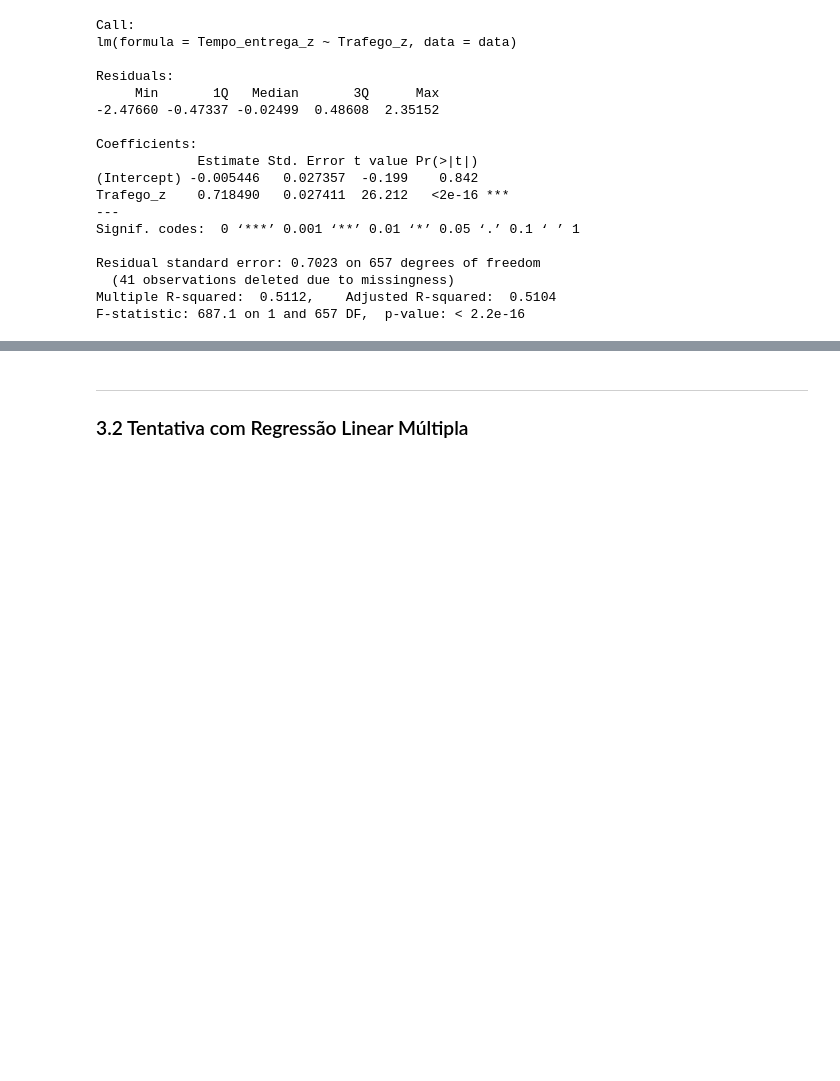
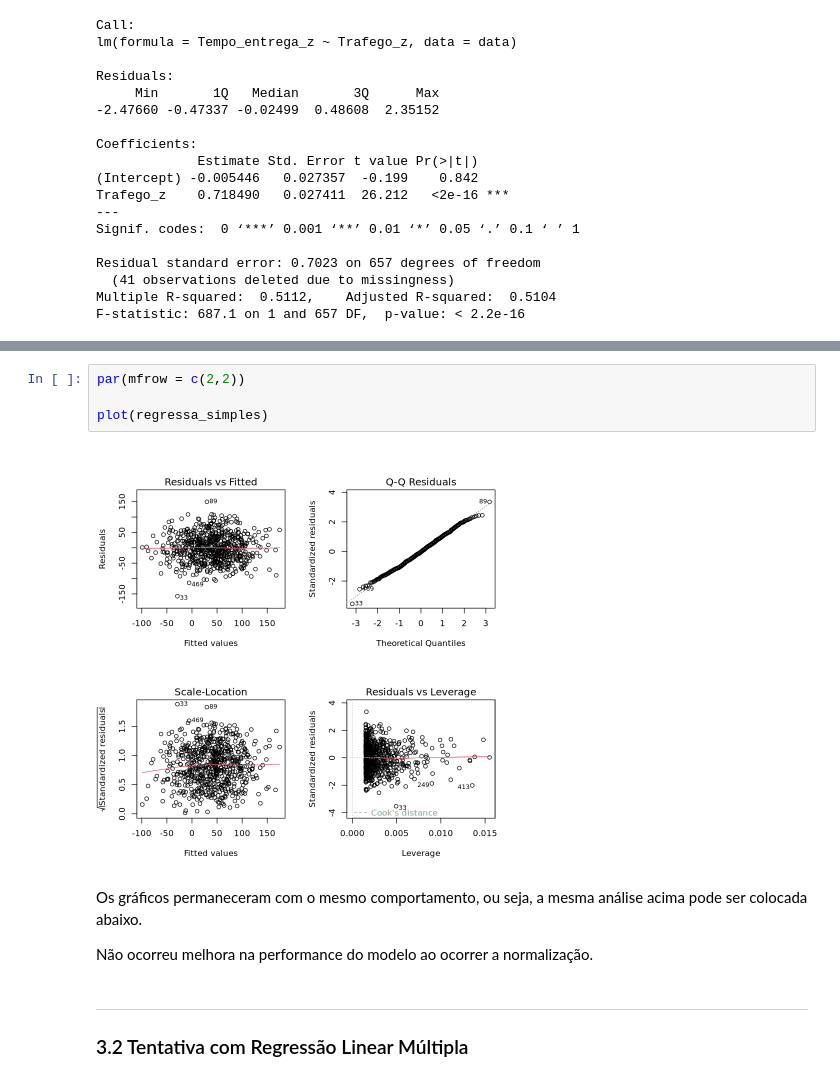
Before and after one commit to daviidjoshua/roteiro-estatistica-aplicada, a Jupyter notebook: main.ipynb, the cells around one changed output, grey strips where cells are left out. Saved outputs shown, nothing was run; the diff lists cells and outputs as text; blank space fills up the shorter version.

```diff
--- a/main.ipynb
+++ b/main.ipynb
@@ -426,3 +481,13 @@ Por fim, mesmo com os dados normalizados, não conseguimos um modelo de regress
+# %%
+par(mfrow = c(2,2))
+
+plot(regressa_simples)
+# %% [output]
+[figure, added]
+# %% [markdown]
+Os gráficos permaneceram com o mesmo comportamento, ou seja, a mesma análise acima pode ser colocada abaixo.
+
+Não ocorreu melhora na performance do modelo ao ocorrer a normalização.
 # %% [markdown]
 ---
 
```
Also changed, not shown: parts of 17 cells of this notebook.
